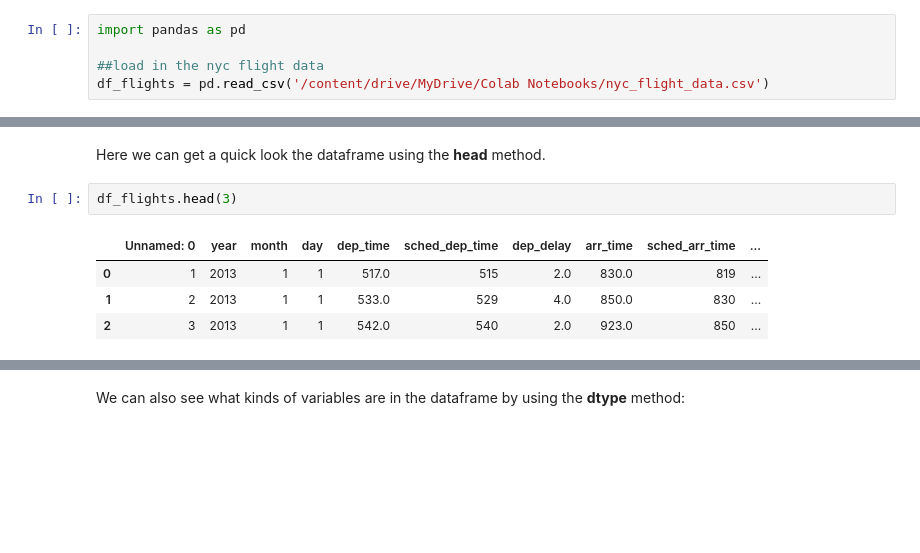
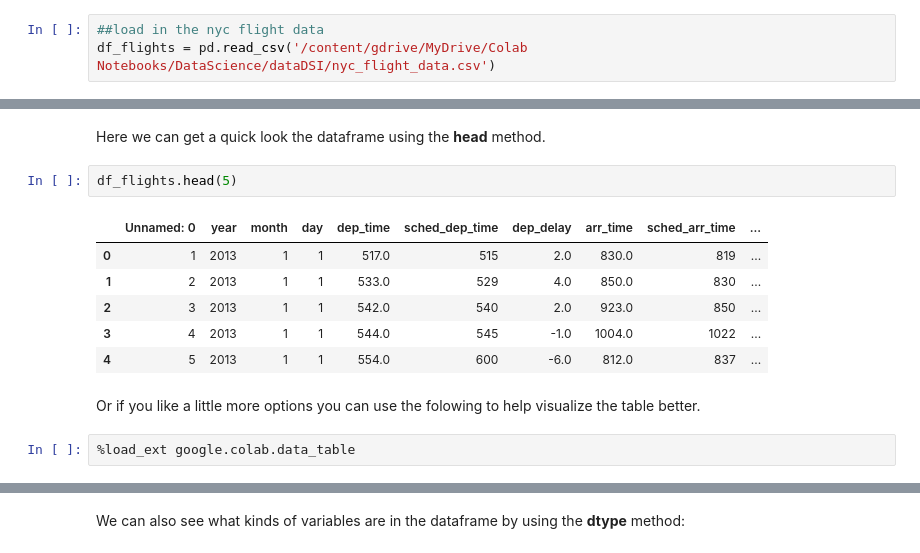
Before and after one commit to tbonne/IntroDataScience, a Jupyter notebook: InClassNotebooks/IntroData2_LoadingData.ipynb, the cells around one changed output, grey strips where cells are left out. Cells and saved outputs as stored; diff of their text form; blank space fills up the shorter version.

Commit message:
added options for loading data

```diff
--- a/InClassNotebooks/IntroData2_LoadingData.ipynb
+++ b/InClassNotebooks/IntroData2_LoadingData.ipynb
@@ -33,8 +45,6 @@ Finally, let's load in the flights data using a function from pandas called *rea
 # %%
-import pandas as pd
-
 ##load in the nyc flight data
-df_flights = pd.read_csv('/content/drive/MyDrive/Colab Notebooks/nyc_flight_data.csv')
+df_flights = pd.read_csv('/content/gdrive/MyDrive/Colab Notebooks/DataScience/dataDSI/nyc_flight_data.csv')
 # %% [markdown]
 ## <font color='lightblue'>Exploring the dataframe</font>
 # %% [markdown]
@@ -46,9 +56,15 @@ df_flights.shape
 # %% [markdown]
 Here we can get a quick look the dataframe using the **head** method.
 # %%
-df_flights.head(3)
+df_flights.head(5)
 # %% [output]
 |  | Unnamed: 0 | year | month | day | dep_time | sched_dep_time | dep_delay | arr_time | sched_arr_time | ... |
 | 0 | 1 | 2013 | 1 | 1 | 517.0 | 515 | 2.0 | 830.0 | 819 | ... |
 | 1 | 2 | 2013 | 1 | 1 | 533.0 | 529 | 4.0 | 850.0 | 830 | ... |
 | 2 | 3 | 2013 | 1 | 1 | 542.0 | 540 | 2.0 | 923.0 | 850 | ... |
+| 3 | 4 | 2013 | 1 | 1 | 544.0 | 545 | -1.0 | 1004.0 | 1022 | ... |
+| 4 | 5 | 2013 | 1 | 1 | 554.0 | 600 | -6.0 | 812.0 | 837 | ... |
+# %% [markdown]
+Or if you like a little more options you can use the folowing to help visualize the table better.
+# %%
+%load_ext google.colab.data_table
```
Also changed, not shown: parts of 13 cells of this notebook.
